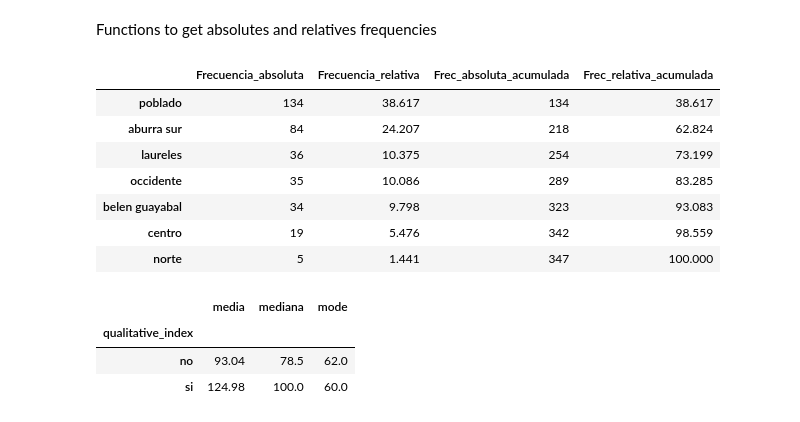
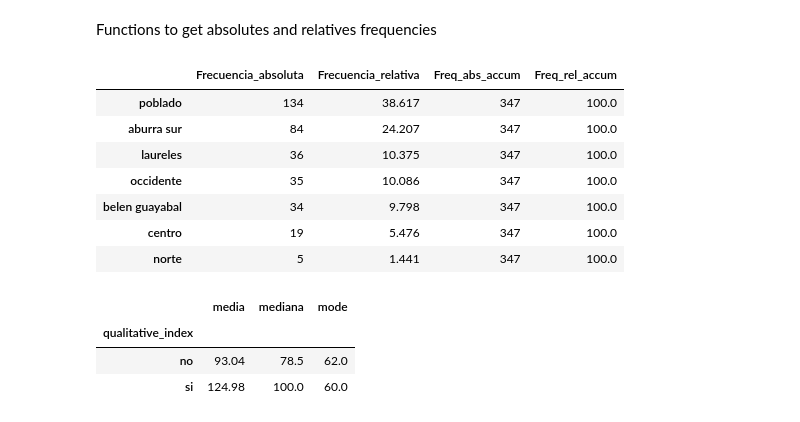
Before and after one commit to StanDoge/PYE-lab-1, a Jupyter notebook: main.ipynb, the cells around one changed output. Cells and saved outputs as stored; diff of their text form; code cells hidden in the pictures.

Commit message:
Working in <freq> function, enhanced <cum_freq> function

```diff
--- a/main.ipynb
+++ b/main.ipynb
@@ -77,7 +77,24 @@ def rel_freq (dataframe, source):
         source(np.array): list of values to know the length.
     """
 
-    dataframe['Frecuencia_relativa'] = round(dataframe['Frecuencia_absoluta'] * 100 / len(source),3)
+    dataframe['Frecuencia_relativa'] = round(dataframe['Frecuencia_absoluta'] * 100 / source,3)
+# %%
+def freq(values):
+    """Function to get abs|rel frequencies in sigle line of code.
+
+    Args:
+        values(pd.Dataframe): list of values to count frequency.
+
+    Return:
+        A dataframe with frequencies.
+    """
+
+    length = len(values)
+    f_df = abs_freq(values)
+    rel_freq(f_df,length)
+    f_df['Freq_abs_accum'] = f_df['Frecuencia_absoluta'].values.sum()
+    f_df['Freq_rel_accum'] = f_df['Frecuencia_relativa'].values.sum()
+    return f_df
 # %%
 def central_m (datasource, num_variable, qul_variable):
     """Generate df with central measures regarding dichotomy variable.
@@ -173,30 +190,31 @@ Functions to get absolutes and relatives frequencies
 # %%
 var_ubicacion = df['ubicacion']
 
 '''Frecuencia absoluta'''
 
-frec_ubicacion = abs_freq(var_ubicacion)
+# frec_ubicacion = abs_freq(var_ubicacion)
 
 '''Frecuencia relativa'''
 
-rel_freq(frec_ubicacion, var_ubicacion)
+# rel_freq(frec_ubicacion, var_ubicacion)
 
 '''Frecuencia absoluta acumulada'''
-acum_freq(frec_ubicacion, 1)
+# acum_freq(frec_ubicacion, 1)
 
 '''Frecuencia relativa acumulada'''
 
-acum_freq(frec_ubicacion, 2)
-frec_ubicacion
+# acum_freq(frec_ubicacion, 2)
+# frec_ubicacion
+freq(var_ubicacion) #the output is correct, but I need to for each tuple do the sum starting from 134 to 347 at final tuple.
 # %% [output]
-|  | Frecuencia_absoluta | Frecuencia_relativa | Frec_absoluta_acumulada | Frec_relativa_acumulada |
-| poblado | 134 | 38.617 | 134 | 38.617 |
-| aburra sur | 84 | 24.207 | 218 | 62.824 |
-| laureles | 36 | 10.375 | 254 | 73.199 |
-| occidente | 35 | 10.086 | 289 | 83.285 |
-| belen guayabal | 34 | 9.798 | 323 | 93.083 |
-| centro | 19 | 5.476 | 342 | 98.559 |
-| norte | 5 | 1.441 | 347 | 100.000 |
+|  | Frecuencia_absoluta | Frecuencia_relativa | Freq_abs_accum | Freq_rel_accum |
+| poblado | 134 | 38.617 | 347 | 100.0 |
+| aburra sur | 84 | 24.207 | 347 | 100.0 |
+| laureles | 36 | 10.375 | 347 | 100.0 |
+| occidente | 35 | 10.086 | 347 | 100.0 |
+| belen guayabal | 34 | 9.798 | 347 | 100.0 |
+| centro | 19 | 5.476 | 347 | 100.0 |
+| norte | 5 | 1.441 | 347 | 100.0 |
 # %%
 price_parking_cm = central_m(df, 'precio', 'parqueadero')
 # %%
```
Also changed, not shown: parts of 3 cells of this notebook.
